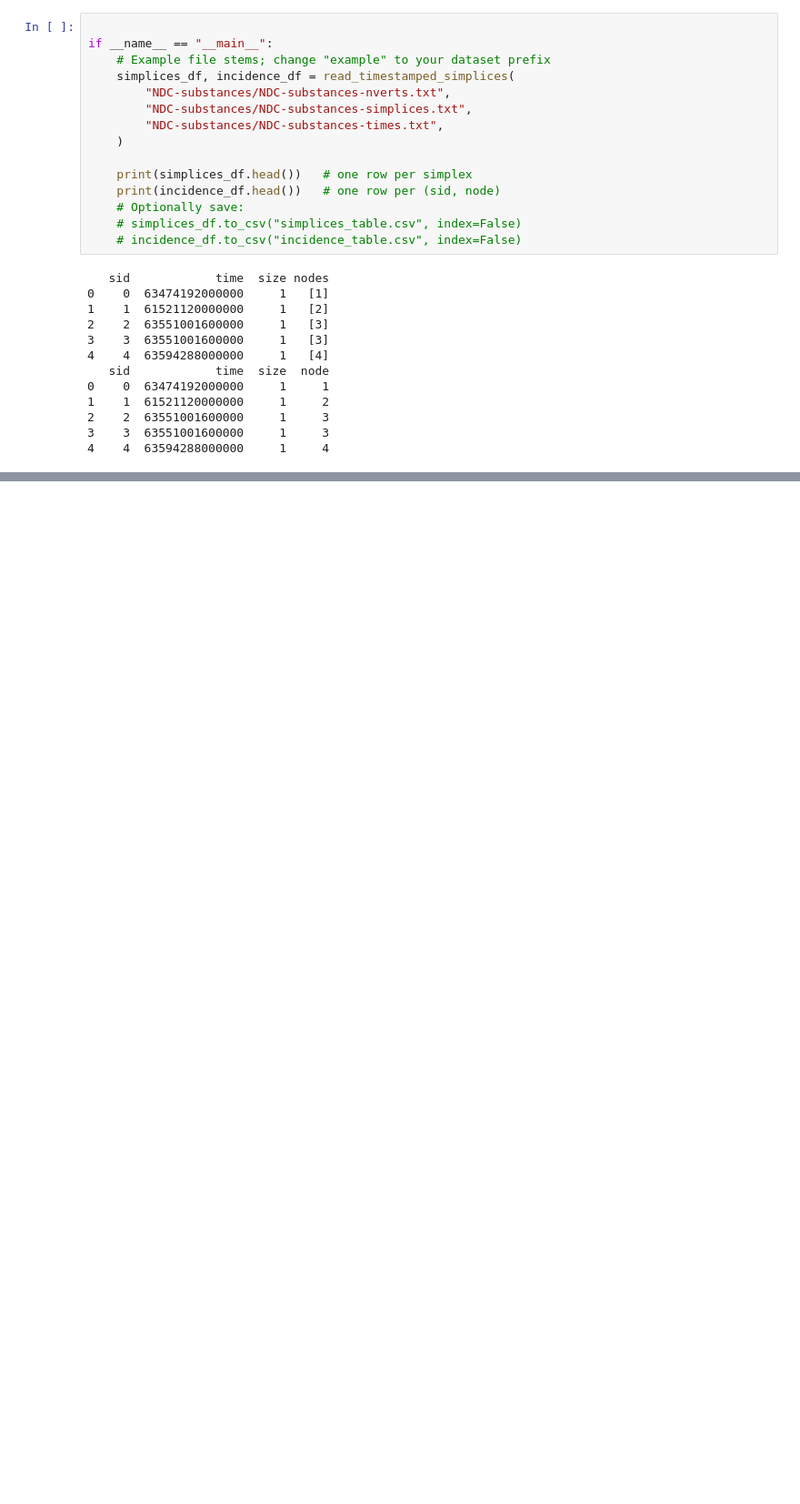
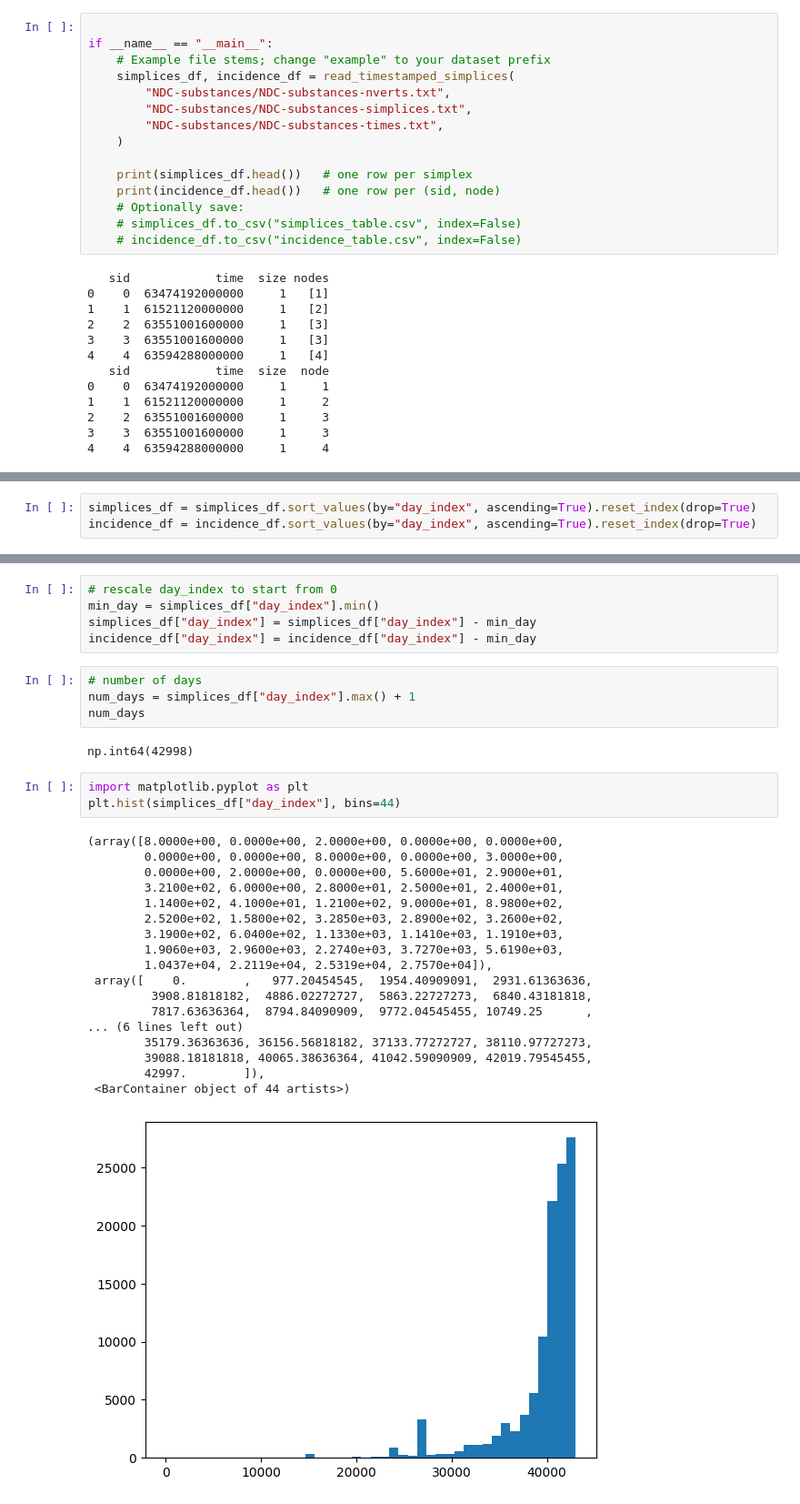
Before and after one commit to Mattehub/beyond-the-edge-tutorial, a Jupyter notebook: group_drugs_notebook.ipynb, the cells around one changed output, grey strips where cells are left out. Shown at 91% size. Saved outputs shown, nothing was run; the diff lists cells and outputs as text; blank space fills up the shorter version.

```diff
--- a/group_drugs_notebook.ipynb
+++ b/group_drugs_notebook.ipynb
@@ -124,0 +132,3 @@ incidence_df.head()
+# %%
+simplices_df = simplices_df.sort_values(by="day_index", ascending=True).reset_index(drop=True)
+incidence_df = incidence_df.sort_values(by="day_index", ascending=True).reset_index(drop=True)
@@ -124,0 +163,33 @@ incidence_df.head()
+# %%
+# rescale day_index to start from 0
+min_day = simplices_df["day_index"].min()
+simplices_df["day_index"] = simplices_df["day_index"] - min_day
+incidence_df["day_index"] = incidence_df["day_index"] - min_day
+# %%
+# number of days
+num_days = simplices_df["day_index"].max() + 1
+num_days
+# %% [output]
+np.int64(42998)
+# %%
+import matplotlib.pyplot as plt
+plt.hist(simplices_df["day_index"], bins=44)
+# %% [output]
+(array([8.0000e+00, 0.0000e+00, 2.0000e+00, 0.0000e+00, 0.0000e+00,
+        0.0000e+00, 0.0000e+00, 8.0000e+00, 0.0000e+00, 3.0000e+00,
+        0.0000e+00, 2.0000e+00, 0.0000e+00, 5.6000e+01, 2.9000e+01,
+        3.2100e+02, 6.0000e+00, 2.8000e+01, 2.5000e+01, 2.4000e+01,
+        1.1400e+02, 4.1000e+01, 1.2100e+02, 9.0000e+01, 8.9800e+02,
+        2.5200e+02, 1.5800e+02, 3.2850e+03, 2.8900e+02, 3.2600e+02,
+        3.1900e+02, 6.0400e+02, 1.1330e+03, 1.1410e+03, 1.1910e+03,
+        1.9060e+03, 2.9600e+03, 2.2740e+03, 3.7270e+03, 5.6190e+03,
+        1.0437e+04, 2.2119e+04, 2.5319e+04, 2.7570e+04]),
+ array([    0.        ,   977.20454545,  1954.40909091,  2931.61363636,
+         3908.81818182,  4886.02272727,  5863.22727273,  6840.43181818,
+         7817.63636364,  8794.84090909,  9772.04545455, 10749.25      ,
+... (6 lines left out)
+        35179.36363636, 36156.56818182, 37133.77272727, 38110.97727273,
+        39088.18181818, 40065.38636364, 41042.59090909, 42019.79545455,
+        42997.        ]),
+ <BarContainer object of 44 artists>)
+[figure, added]
```
Also changed, not shown: parts of 18 cells of this notebook.
